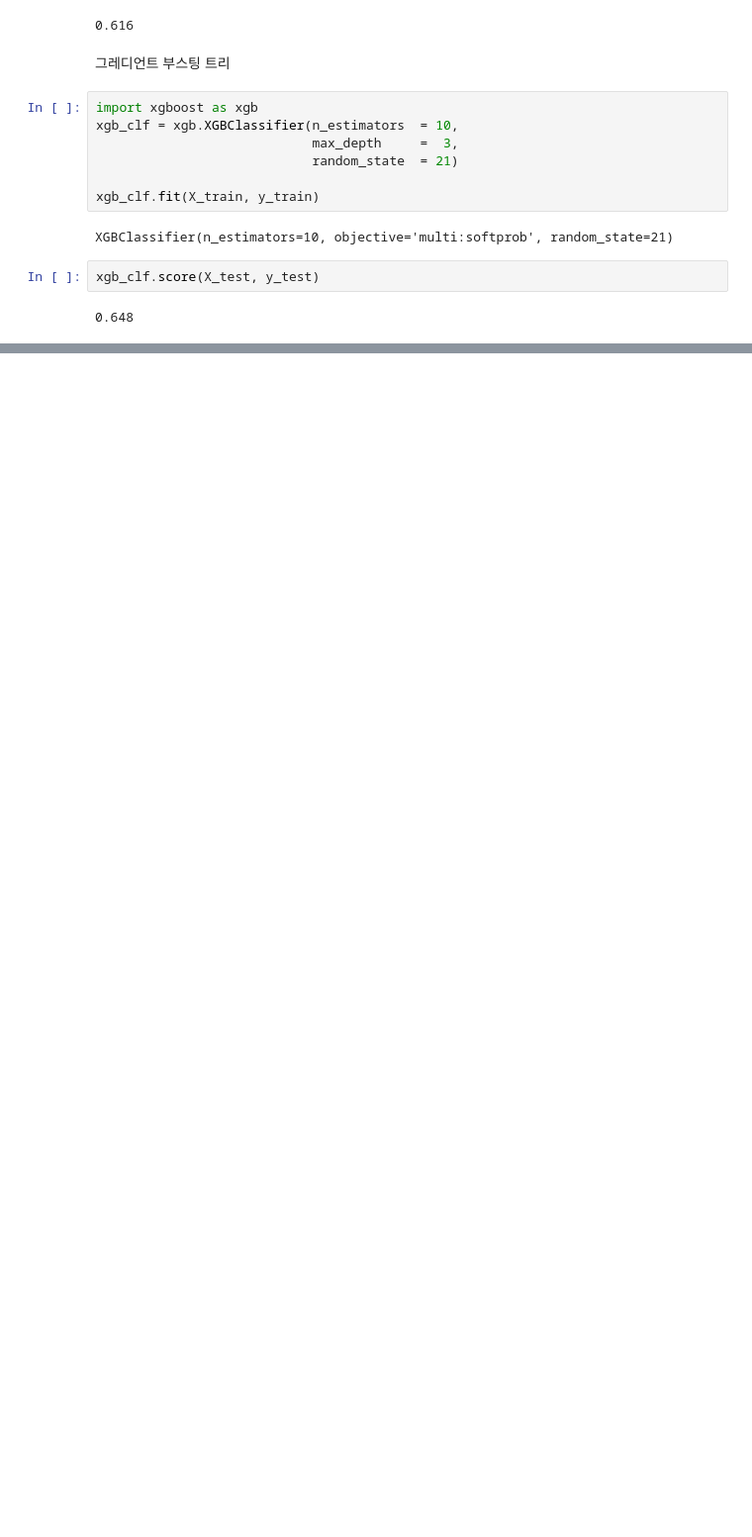
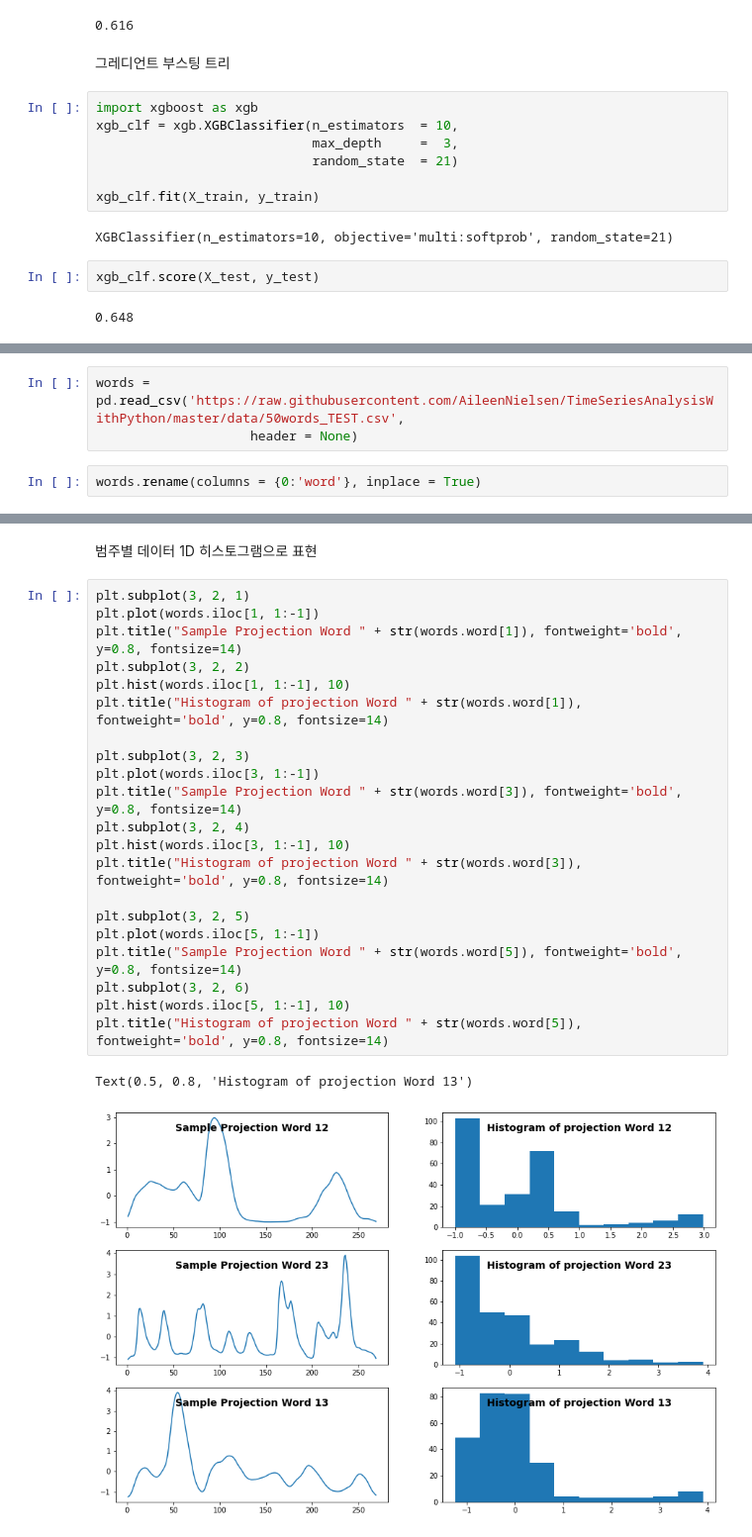
Before and after one commit to moneyflo/TimeSeries, a Jupyter notebook: Practical_Time_Series_Analysis/PTSA_chap_09.ipynb, the cells around one changed output, grey strips where cells are left out. Shown at 99% size. Drawn from its saved outputs; the diff is of its cells as text; blank space fills up the shorter version.

```diff
--- a/Practical_Time_Series_Analysis/PTSA_chap_09.ipynb
+++ b/Practical_Time_Series_Analysis/PTSA_chap_09.ipynb
@@ -155,0 +245,5 @@ end = time.time()
+# %%
+words = pd.read_csv('https://raw.githubusercontent.com/AileenNielsen/TimeSeriesAnalysisWithPython/master/data/50words_TEST.csv',
+                    header = None)
+# %%
+words.rename(columns = {0:'word'}, inplace = True)
@@ -155,0 +264,26 @@ end = time.time()
+# %% [markdown]
+범주별 데이터 1D 히스토그램으로 표현
+# %%
+plt.subplot(3, 2, 1)
+plt.plot(words.iloc[1, 1:-1])
+plt.title("Sample Projection Word " + str(words.word[1]), fontweight='bold', y=0.8, fontsize=14)
+plt.subplot(3, 2, 2)
+plt.hist(words.iloc[1, 1:-1], 10)
+plt.title("Histogram of projection Word " + str(words.word[1]), fontweight='bold', y=0.8, fontsize=14)
+
+plt.subplot(3, 2, 3)
+plt.plot(words.iloc[3, 1:-1])
+plt.title("Sample Projection Word " + str(words.word[3]), fontweight='bold', y=0.8, fontsize=14)
+plt.subplot(3, 2, 4)
+plt.hist(words.iloc[3, 1:-1], 10)
+plt.title("Histogram of projection Word " + str(words.word[3]), fontweight='bold', y=0.8, fontsize=14)
+
+plt.subplot(3, 2, 5)
+plt.plot(words.iloc[5, 1:-1])
+plt.title("Sample Projection Word " + str(words.word[5]), fontweight='bold', y=0.8, fontsize=14)
+plt.subplot(3, 2, 6)
+plt.hist(words.iloc[5, 1:-1], 10)
+plt.title("Histogram of projection Word " + str(words.word[5]), fontweight='bold', y=0.8, fontsize=14)
+# %% [output]
+Text(0.5, 0.8, 'Histogram of projection Word 13')
+[figure, added]
```
Also changed, not shown: parts of 42 cells of this notebook.
